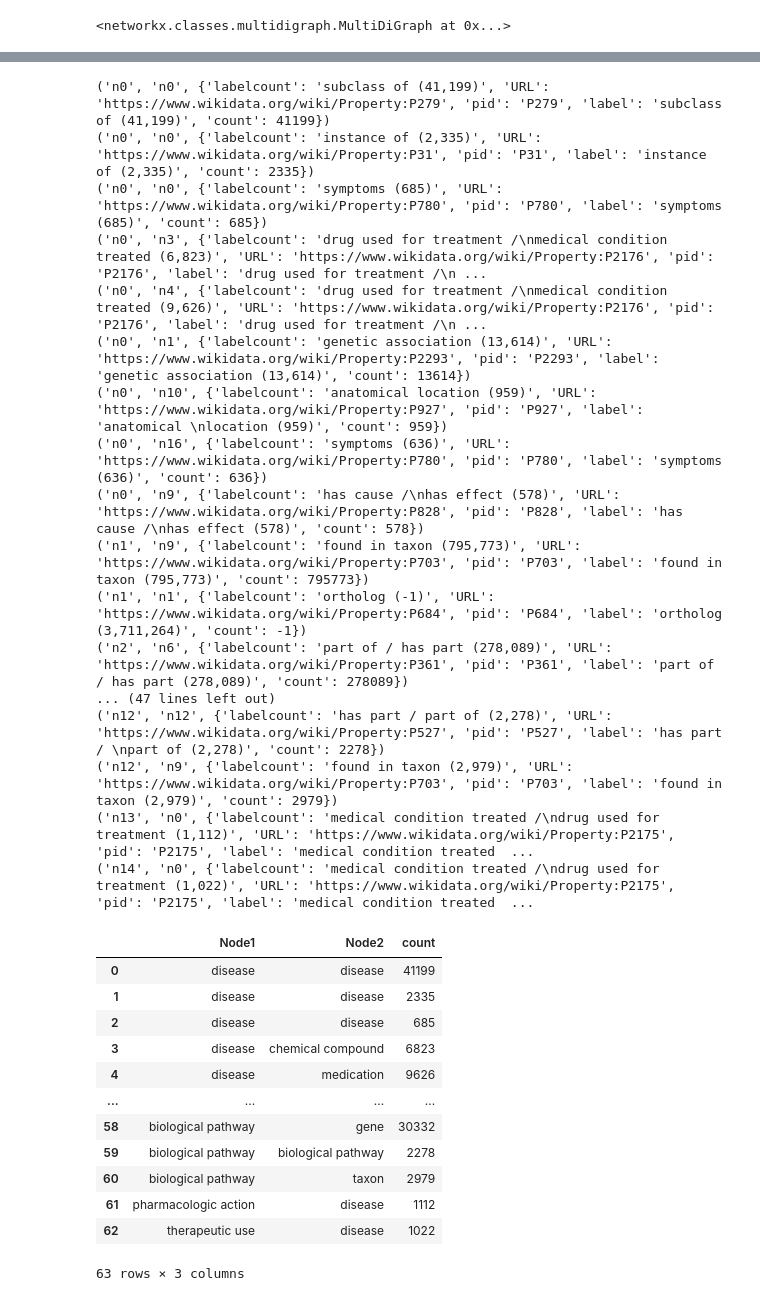
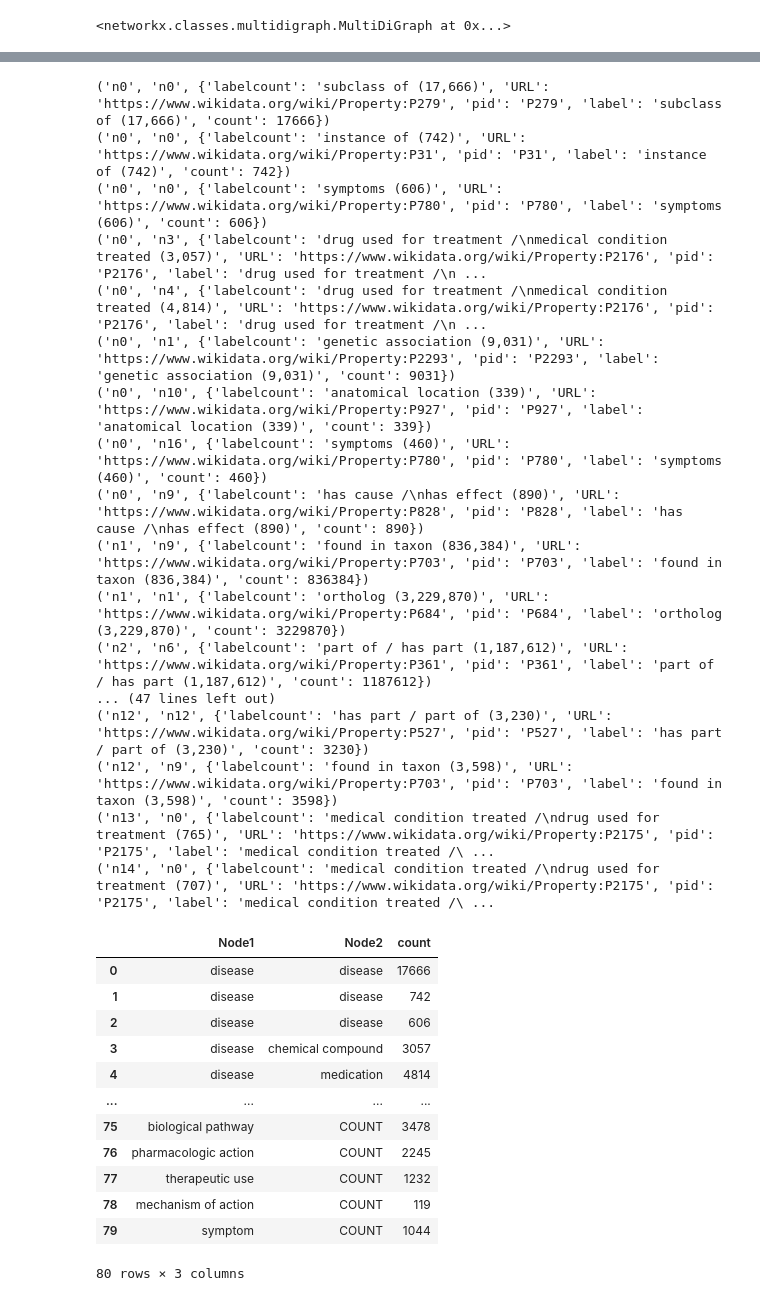
Before and after one commit to SuLab/genewikiworld, a Jupyter notebook: src/graphml2heatmap.ipynb, the cells around one changed output, grey strips where cells are left out. Cells and saved outputs as stored; diff of their text form; code cells hidden in the pictures.

```diff
--- a/src/graphml2heatmap.ipynb
+++ b/src/graphml2heatmap.ipynb
@@ -9,7 +9,7 @@ import pandas as pd
 import numpy as np
 import seaborn as sns
 # %%
-G = nx.read_graphml('../data/wikidata-update-2019-09-27b_simplified_thicklines_noprops.graphml')
+G = nx.read_graphml('../data/wikidata-update-2021-09-06.graphml')
 G
 # %% [output]
 <networkx.classes.multidigraph.MultiDiGraph at 0x...>
@@ -45,45 +46,49 @@ for node in G.nodes(data=True):
 for edge in G.edges(data=True):
     print(edge)
 # %% [output]
-('n0', 'n0', {'labelcount': 'subclass of (41,199)', 'URL': 'https://www.wikidata.org/wiki/Property:P279', 'pid': 'P279', 'label': 'subclass of (41,199)', 'count': 41199})
-('n0', 'n0', {'labelcount': 'instance of (2,335)', 'URL': 'https://www.wikidata.org/wiki/Property:P31', 'pid': 'P31', 'label': 'instance of (2,335)', 'count': 2335})
-('n0', 'n0', {'labelcount': 'symptoms (685)', 'URL': 'https://www.wikidata.org/wiki/Property:P780', 'pid': 'P780', 'label': 'symptoms (685)', 'count': 685})
-('n0', 'n3', {'labelcount': 'drug used for treatment /\nmedical condition treated (6,823)', 'URL': 'https://www.wikidata.org/wiki/Property:P2176', 'pid': 'P2176', 'label': 'drug used for treatment /\n ...
-('n0', 'n4', {'labelcount': 'drug used for treatment /\nmedical condition treated (9,626)', 'URL': 'https://www.wikidata.org/wiki/Property:P2176', 'pid': 'P2176', 'label': 'drug used for treatment /\n ...
-('n0', 'n1', {'labelcount': 'genetic association (13,614)', 'URL': 'https://www.wikidata.org/wiki/Property:P2293', 'pid': 'P2293', 'label': 'genetic association (13,614)', 'count': 13614})
-('n0', 'n10', {'labelcount': 'anatomical location (959)', 'URL': 'https://www.wikidata.org/wiki/Property:P927', 'pid': 'P927', 'label': 'anatomical \nlocation (959)', 'count': 959})
-('n0', 'n16', {'labelcount': 'symptoms (636)', 'URL': 'https://www.wikidata.org/wiki/Property:P780', 'pid': 'P780', 'label': 'symptoms (636)', 'count': 636})
-('n0', 'n9', {'labelcount': 'has cause /\nhas effect (578)', 'URL': 'https://www.wikidata.org/wiki/Property:P828', 'pid': 'P828', 'label': 'has cause /\nhas effect (578)', 'count': 578})
-('n1', 'n9', {'labelcount': 'found in taxon (795,773)', 'URL': 'https://www.wikidata.org/wiki/Property:P703', 'pid': 'P703', 'label': 'found in taxon (795,773)', 'count': 795773})
-('n1', 'n1', {'labelcount': 'ortholog (-1)', 'URL': 'https://www.wikidata.org/wiki/Property:P684', 'pid': 'P684', 'label': 'ortholog (3,711,264)', 'count': -1})
-('n2', 'n6', {'labelcount': 'part of / has part (278,089)', 'URL': 'https://www.wikidata.org/wiki/Property:P361', 'pid': 'P361', 'label': 'part of / has part (278,089)', 'count': 278089})
+('n0', 'n0', {'labelcount': 'subclass of (17,666)', 'URL': 'https://www.wikidata.org/wiki/Property:P279', 'pid': 'P279', 'label': 'subclass of (17,666)', 'count': 17666})
+('n0', 'n0', {'labelcount': 'instance of (742)', 'URL': 'https://www.wikidata.org/wiki/Property:P31', 'pid': 'P31', 'label': 'instance of (742)', 'count': 742})
+('n0', 'n0', {'labelcount': 'symptoms (606)', 'URL': 'https://www.wikidata.org/wiki/Property:P780', 'pid': 'P780', 'label': 'symptoms (606)', 'count': 606})
+('n0', 'n3', {'labelcount': 'drug used for treatment /\nmedical condition treated (3,057)', 'URL': 'https://www.wikidata.org/wiki/Property:P2176', 'pid': 'P2176', 'label': 'drug used for treatment /\n ...
+('n0', 'n4', {'labelcount': 'drug used for treatment /\nmedical condition treated (4,814)', 'URL': 'https://www.wikidata.org/wiki/Property:P2176', 'pid': 'P2176', 'label': 'drug used for treatment /\n ...
+('n0', 'n1', {'labelcount': 'genetic association (9,031)', 'URL': 'https://www.wikidata.org/wiki/Property:P2293', 'pid': 'P2293', 'label': 'genetic association (9,031)', 'count': 9031})
+('n0', 'n10', {'labelcount': 'anatomical location (339)', 'URL': 'https://www.wikidata.org/wiki/Property:P927', 'pid': 'P927', 'label': 'anatomical location (339)', 'count': 339})
+('n0', 'n16', {'labelcount': 'symptoms (460)', 'URL': 'https://www.wikidata.org/wiki/Property:P780', 'pid': 'P780', 'label': 'symptoms (460)', 'count': 460})
+('n0', 'n9', {'labelcount': 'has cause /\nhas effect (890)', 'URL': 'https://www.wikidata.org/wiki/Property:P828', 'pid': 'P828', 'label': 'has cause /\nhas effect (890)', 'count': 890})
+('n1', 'n9', {'labelcount': 'found in taxon (836,384)', 'URL': 'https://www.wikidata.org/wiki/Property:P703', 'pid': 'P703', 'label': 'found in taxon (836,384)', 'count': 836384})
+('n1', 'n1', {'labelcount': 'ortholog (3,229,870)', 'URL': 'https://www.wikidata.org/wiki/Property:P684', 'pid': 'P684', 'label': 'ortholog (3,229,870)', 'count': 3229870})
+('n2', 'n6', {'labelcount': 'part of / has part (1,187,612)', 'URL': 'https://www.wikidata.org/wiki/Property:P361', 'pid': 'P361', 'label': 'part of / has part (1,187,612)', 'count': 1187612})
 ... (47 lines left out)
-('n12', 'n12', {'labelcount': 'has part / part of (2,278)', 'URL': 'https://www.wikidata.org/wiki/Property:P527', 'pid': 'P527', 'label': 'has part / \npart of (2,278)', 'count': 2278})
-('n12', 'n9', {'labelcount': 'found in taxon (2,979)', 'URL': 'https://www.wikidata.org/wiki/Property:P703', 'pid': 'P703', 'label': 'found in taxon (2,979)', 'count': 2979})
-('n13', 'n0', {'labelcount': 'medical condition treated /\ndrug used for treatment (1,112)', 'URL': 'https://www.wikidata.org/wiki/Property:P2175', 'pid': 'P2175', 'label': 'medical condition treated  ...
-('n14', 'n0', {'labelcount': 'medical condition treated /\ndrug used for treatment (1,022)', 'URL': 'https://www.wikidata.org/wiki/Property:P2175', 'pid': 'P2175', 'label': 'medical condition treated  ...
+('n12', 'n12', {'labelcount': 'has part / part of (3,230)', 'URL': 'https://www.wikidata.org/wiki/Property:P527', 'pid': 'P527', 'label': 'has part / part of (3,230)', 'count': 3230})
+('n12', 'n9', {'labelcount': 'found in taxon (3,598)', 'URL': 'https://www.wikidata.org/wiki/Property:P703', 'pid': 'P703', 'label': 'found in taxon (3,598)', 'count': 3598})
+('n13', 'n0', {'labelcount': 'medical condition treated /\ndrug used for treatment (765)', 'URL': 'https://www.wikidata.org/wiki/Property:P2175', 'pid': 'P2175', 'label': 'medical condition treated /\ ...
+('n14', 'n0', {'labelcount': 'medical condition treated /\ndrug used for treatment (707)', 'URL': 'https://www.wikidata.org/wiki/Property:P2175', 'pid': 'P2175', 'label': 'medical condition treated /\ ...
 # %%
 # transform graph data into data frame
 
 numOfRows=10
 data = []
 
 for edge in G.edges(data=True):
     data.append([G.nodes[edge[0]]['NodeLabel'],G.nodes[edge[1]]['NodeLabel'],edge[2]['count']])
 
+for node in G.nodes(data=True):
+    data.append([node[1]['NodeLabel'],"COUNT",node[1]['count']])
+
+
 df = pd.DataFrame(data,columns=["Node1","Node2","count"])
 df
 # %% [output]
 |  | Node1 | Node2 | count |
-| 0 | disease | disease | 41199 |
-| 1 | disease | disease | 2335 |
-| 2 | disease | disease | 685 |
-| 3 | disease | chemical compound | 6823 |
-| 4 | disease | medication | 9626 |
+| 0 | disease | disease | 17666 |
+| 1 | disease | disease | 742 |
+| 2 | disease | disease | 606 |
+| 3 | disease | chemical compound | 3057 |
+| 4 | disease | medication | 4814 |
 | ... | ... | ... | ... |
-| 58 | biological pathway | gene | 30332 |
-| 59 | biological pathway | biological pathway | 2278 |
-| 60 | biological pathway | taxon | 2979 |
-| 61 | pharmacologic action | disease | 1112 |
-| 62 | therapeutic use | disease | 1022 |
+| 75 | biological pathway | COUNT | 3478 |
+| 76 | pharmacologic action | COUNT | 2245 |
+| 77 | therapeutic use | COUNT | 1232 |
+| 78 | mechanism of action | COUNT | 119 |
+| 79 | symptom | COUNT | 1044 |
-63 rows × 3 columns
+80 rows × 3 columns
```
Also changed, not shown: parts of 11 cells of this notebook, 1 other file.
